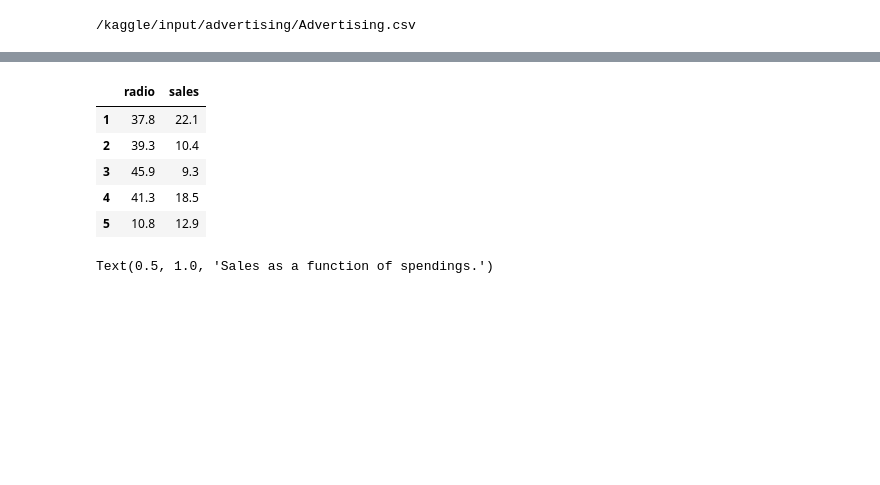
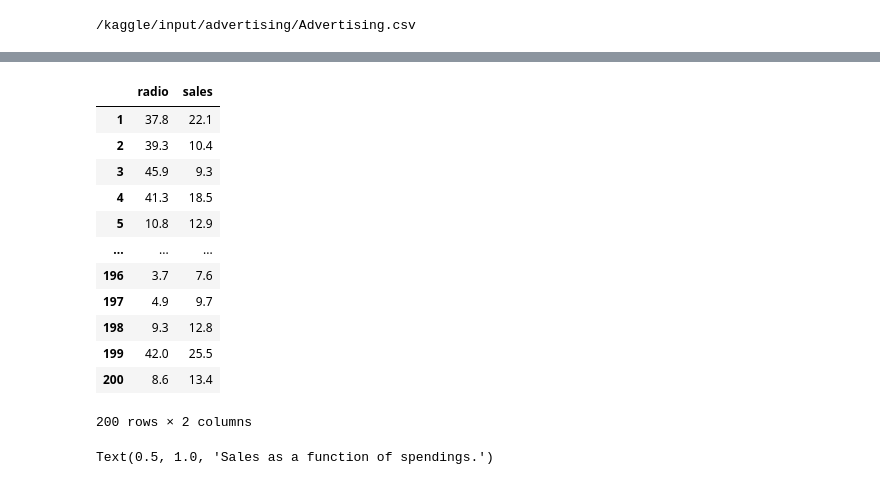
Before and after one commit to ViniciusNalaSantos/ML_Gradient_Descent, a Jupyter notebook: gradient_descent.ipynb, the cells around one changed output, grey strips where cells are left out. Drawn from its saved outputs; the diff is of its cells as text; code cells hidden in the pictures; blank space fills up the shorter version.

```diff
--- a/gradient_descent.ipynb
+++ b/gradient_descent.ipynb
@@ -22,14 +88,21 @@ for dirname, _, filenames in os.walk('/kaggle/input'):
 df = pd.read_csv('/kaggle/input/advertising/Advertising.csv', index_col='Unnamed: 0')
 df.drop(['TV', 'newspaper'], axis=1, inplace=True)
 # %%
-df.head()
+df
 # %% [output]
 |  | radio | sales |
 | 1 | 37.8 | 22.1 |
 | 2 | 39.3 | 10.4 |
 | 3 | 45.9 | 9.3 |
 | 4 | 41.3 | 18.5 |
 | 5 | 10.8 | 12.9 |
+| ... | ... | ... |
+| 196 | 3.7 | 7.6 |
+| 197 | 4.9 | 9.7 |
+| 198 | 9.3 | 12.8 |
+| 199 | 42.0 | 25.5 |
+| 200 | 8.6 | 13.4 |
+200 rows × 2 columns
 # %%
 import numpy as np
 import matplotlib.pyplot as plt
```
Also changed, not shown: parts of 33 cells of this notebook.
